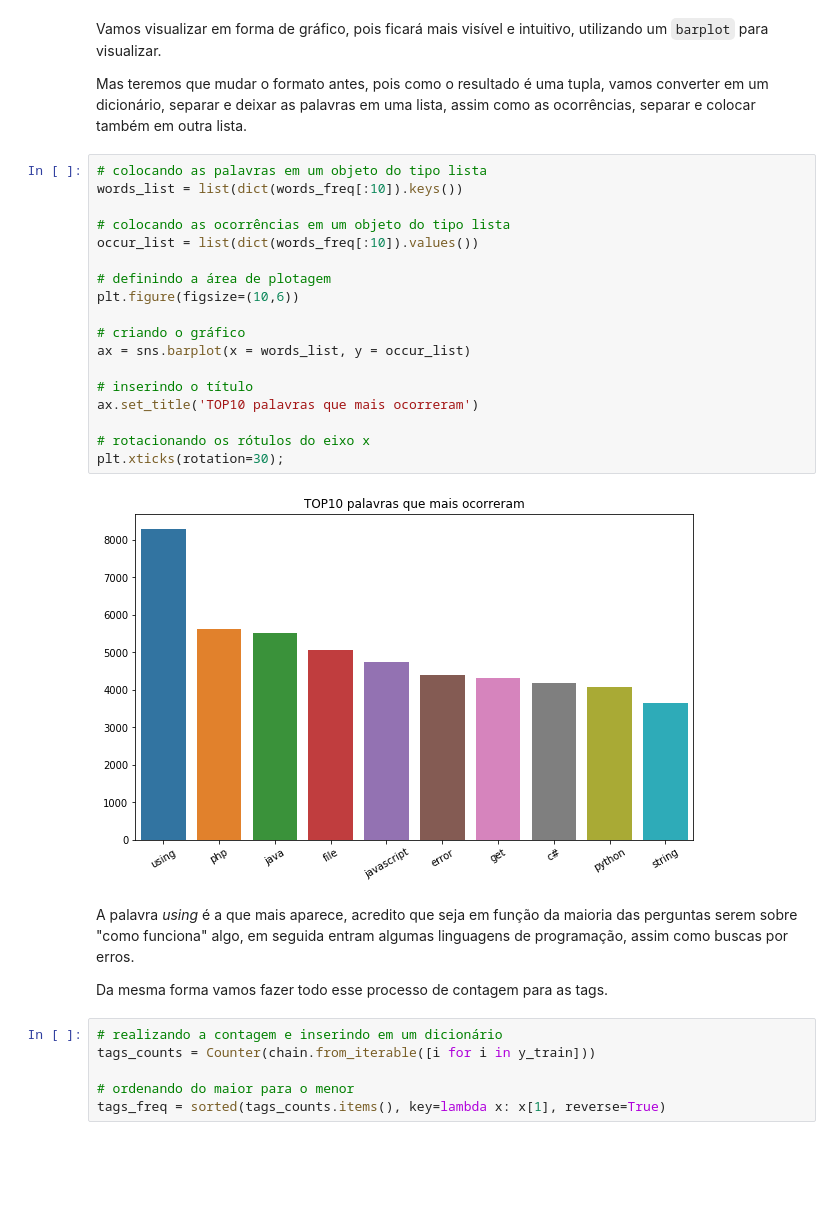
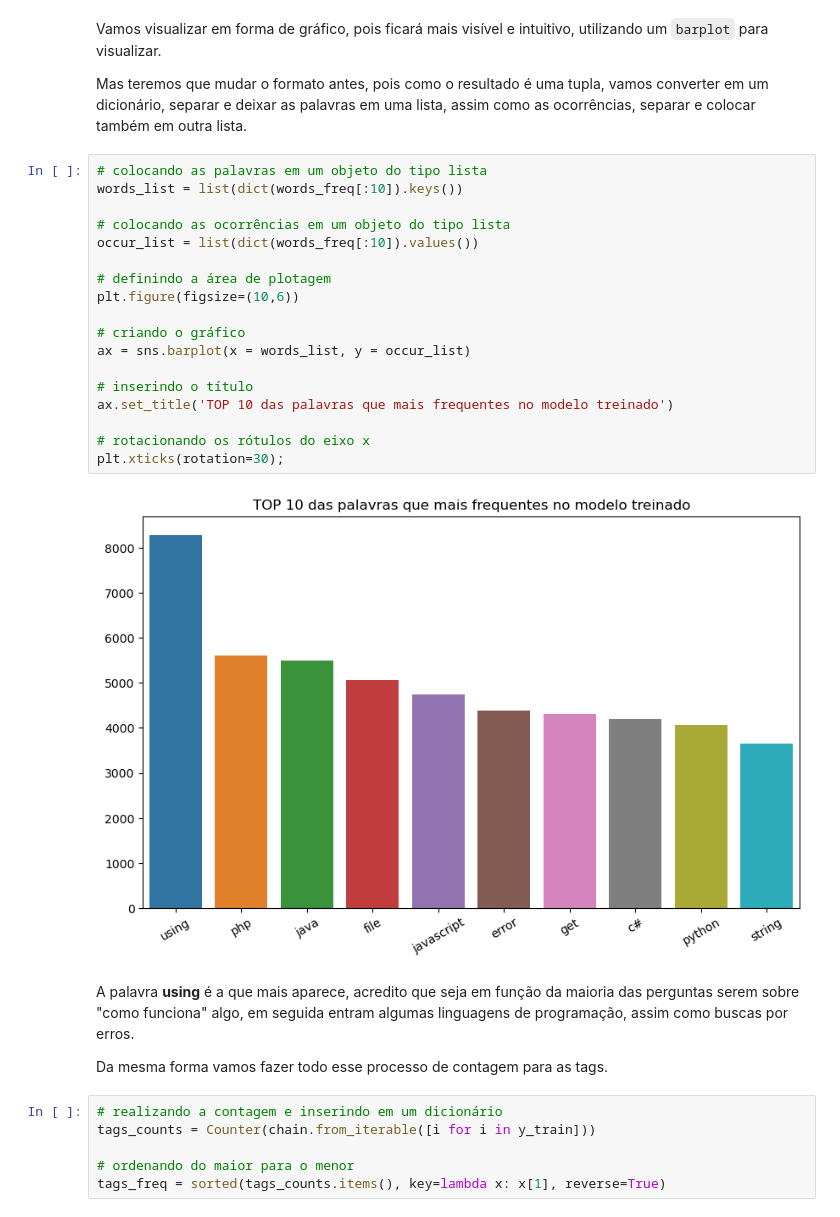
Before and after one commit to LuksJobs/previsao-pln, a Jupyter notebook: previsao_de_pln.ipynb, the cells around one changed output. Saved outputs shown, nothing was run; the diff lists cells and outputs as text; blank space fills up the shorter version.

```diff
--- a/previsao_de_pln.ipynb
+++ b/previsao_de_pln.ipynb
@@ -303,25 +311,25 @@ Mas teremos que mudar o formato antes, pois como o resultado é uma tupla, vamos
 # %%
 # colocando as palavras em um objeto do tipo lista
 words_list = list(dict(words_freq[:10]).keys())
 
 # colocando as ocorrências em um objeto do tipo lista
 occur_list = list(dict(words_freq[:10]).values())
 
 # definindo a área de plotagem
 plt.figure(figsize=(10,6))
 
 # criando o gráfico
 ax = sns.barplot(x = words_list, y = occur_list)
 
 # inserindo o título
-ax.set_title('TOP10 palavras que mais ocorreram')
+ax.set_title('TOP 10 das palavras que mais frequentes no modelo treinado')
 
 # rotacionando os rótulos do eixo x
 plt.xticks(rotation=30);
 # %% [output]
-[figure, old version]
+[figure, new version]
 # %% [markdown]
-A palavra *using* é a que mais aparece, acredito que seja em função da maioria das perguntas serem sobre "como funciona" algo, em seguida entram algumas linguagens de programação, assim como buscas por erros.
+A palavra **using** é a que mais aparece, acredito que seja em função da maioria das perguntas serem sobre "como funciona" algo, em seguida entram algumas linguagens de programação, assim como buscas por erros.
 
 Da mesma forma vamos fazer todo esse processo de contagem para as tags.
 # %%
```
Also changed, not shown: parts of 9 cells of this notebook.
